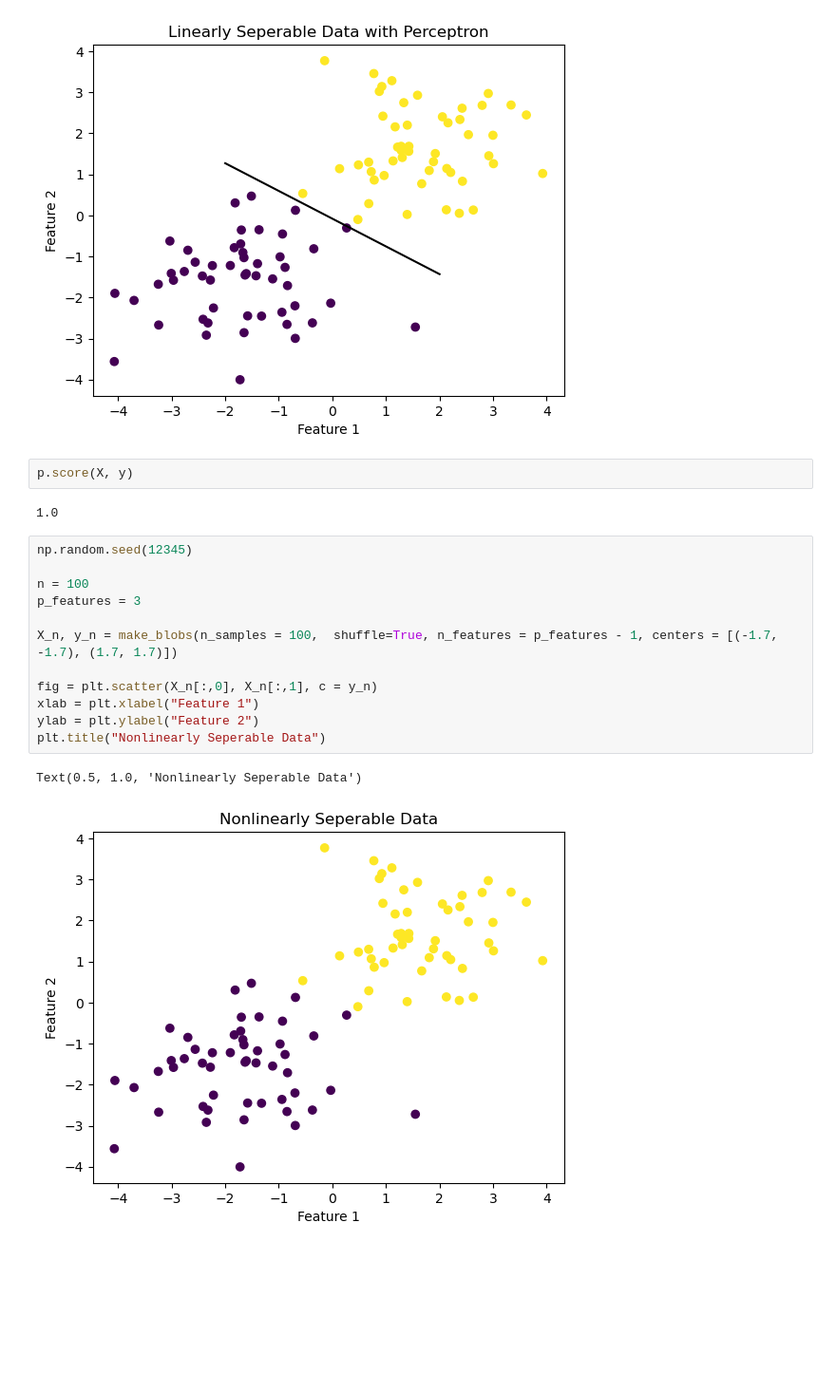
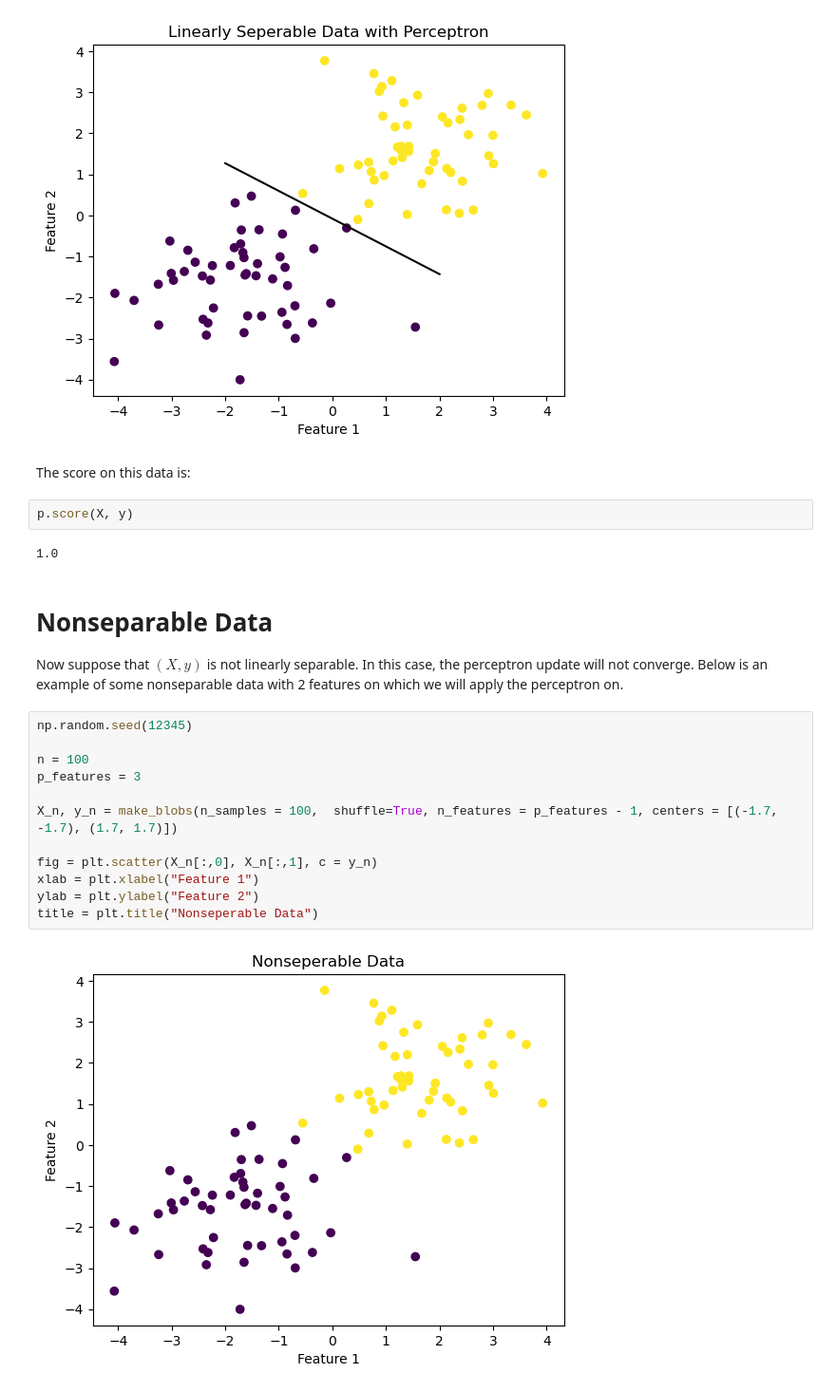
Before and after one commit to ndang01/ndang01.github.io, a Jupyter notebook: posts/blog1/index.ipynb, the cells around one changed output. Shown: that part at 95% size. Drawn from its saved outputs; the diff is of its cells as text; blank space fills up the shorter version.

```diff
--- a/posts/blog1/index.ipynb
+++ b/posts/blog1/index.ipynb
@@ -59,25 +86,30 @@ plt.title("Linearly Seperable Data with Perceptron")
 plt.savefig("image.jpg")
 # %% [output]
 [figure]
+# %% [markdown]
+The score on this data is:
 # %%
 p.score(X, y)
 # %% [output]
 1.0
+# %% [markdown]
+# Nonseparable Data
+
+Now suppose that $(X, y)$ is not linearly separable. In this case, the perceptron update will not converge. Below is an example of some nonseparable data with 2 features on which we will apply the perceptron on.
 # %%
 np.random.seed(12345)
 
 n = 100
 p_features = 3
 
 X_n, y_n = make_blobs(n_samples = 100,  shuffle=True, n_features = p_features - 1, centers = [(-1.7, -1.7), (1.7, 1.7)])
 
 fig = plt.scatter(X_n[:,0], X_n[:,1], c = y_n)
 xlab = plt.xlabel("Feature 1")
 ylab = plt.ylabel("Feature 2")
-plt.title("Nonlinearly Seperable Data")
+title = plt.title("Nonseperable Data")
 # %% [output]
-Text(0.5, 1.0, 'Nonlinearly Seperable Data')
-[figure, old version]
+[figure, new version]
 # %%
 p.fit(X_n, y_n, max_steps = 1000)
 
```
Also changed, not shown: parts of 15 cells of this notebook, 13 other files.
